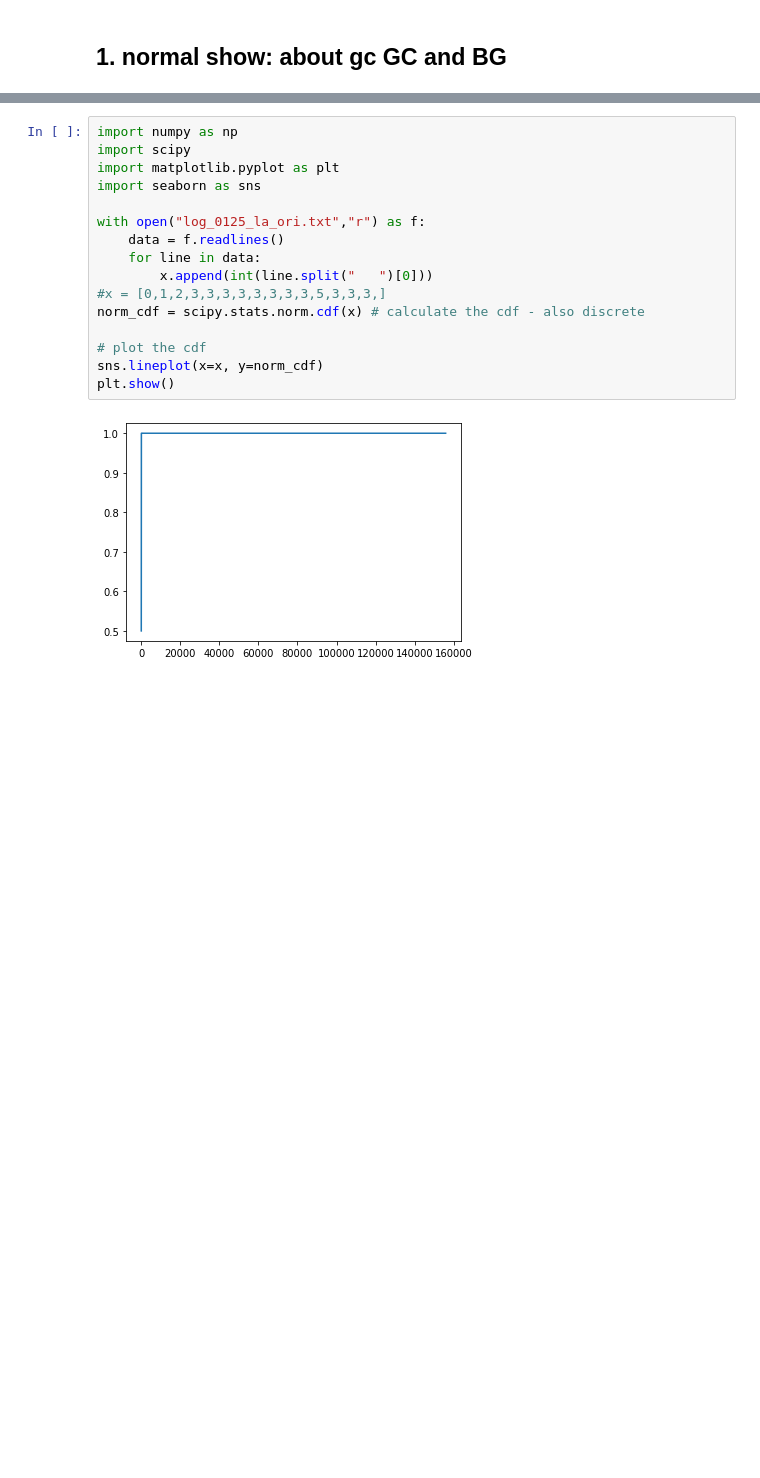
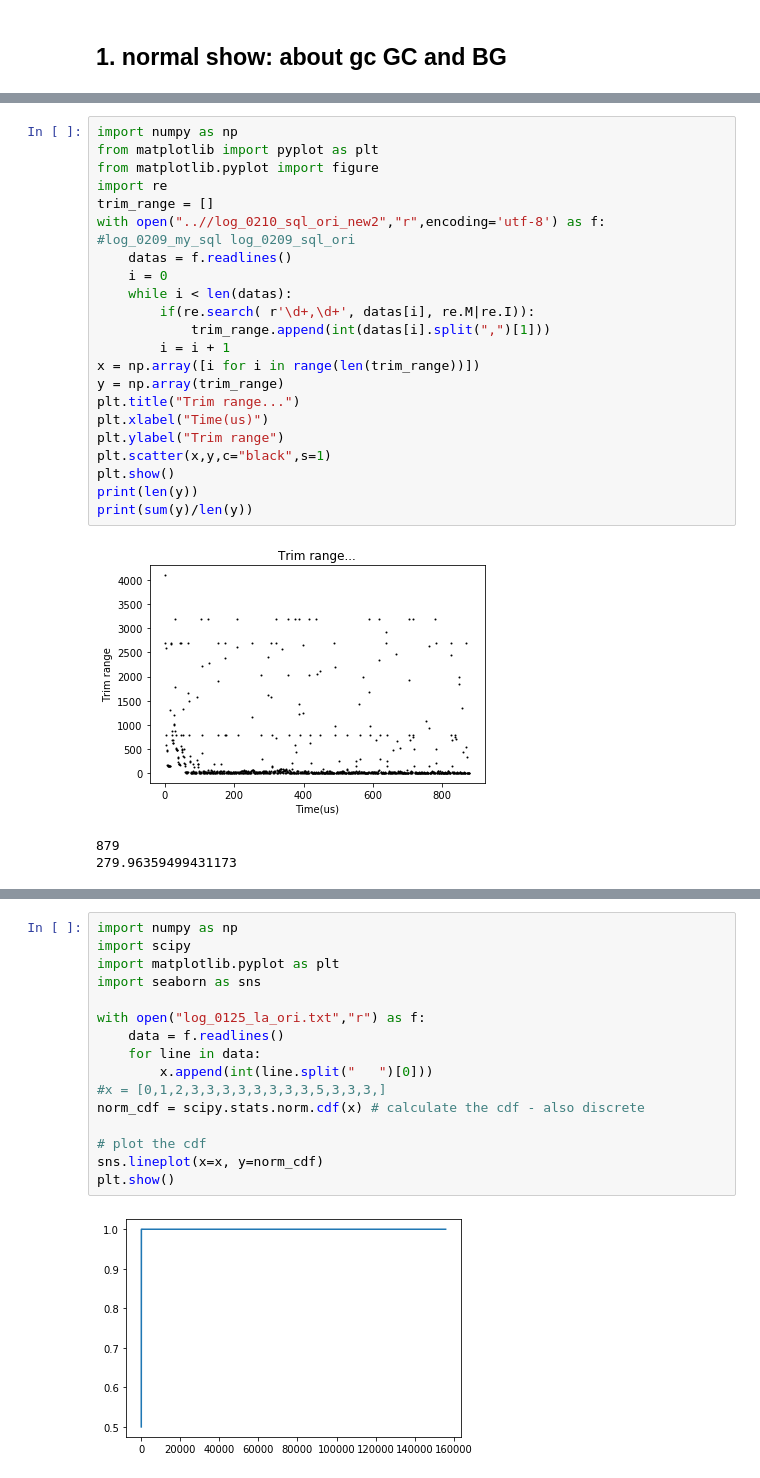
Before and after one commit to watersir/jupyter_experiment_result, a Jupyter notebook: Untitled.ipynb, the cells around one changed output, grey strips where cells are left out. Drawn from its saved outputs; the diff is of its cells as text; blank space fills up the shorter version.

```diff
--- a/Untitled.ipynb
+++ b/Untitled.ipynb
@@ -81,0 +84,26 @@ len BG = 0
+# %%
+import numpy as np
+from matplotlib import pyplot as plt
+from matplotlib.pyplot import figure
+import re
+trim_range = []
+with open("..//log_0210_sql_ori_new2","r",encoding='utf-8') as f: #log_0209_my_sql log_0209_sql_ori
+    datas = f.readlines()
+    i = 0
+    while i < len(datas):
+        if(re.search( r'\d+,\d+', datas[i], re.M|re.I)):
+            trim_range.append(int(datas[i].split(",")[1]))
+        i = i + 1
+x = np.array([i for i in range(len(trim_range))])
+y = np.array(trim_range)
+plt.title("Trim range...")
+plt.xlabel("Time(us)")
+plt.ylabel("Trim range")
+plt.scatter(x,y,c="black",s=1)
+plt.show()
+print(len(y))
+print(sum(y)/len(y))
+# %% [output]
+[figure, added]
+879
+279.96359499431173
```
Also changed, not shown: parts of 17 cells of this notebook.
